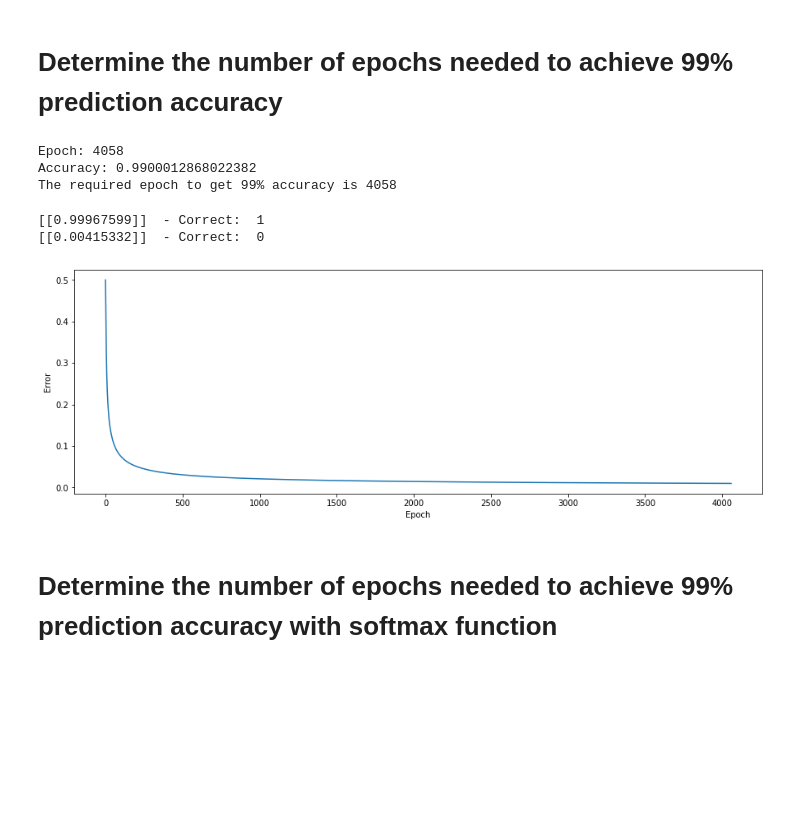
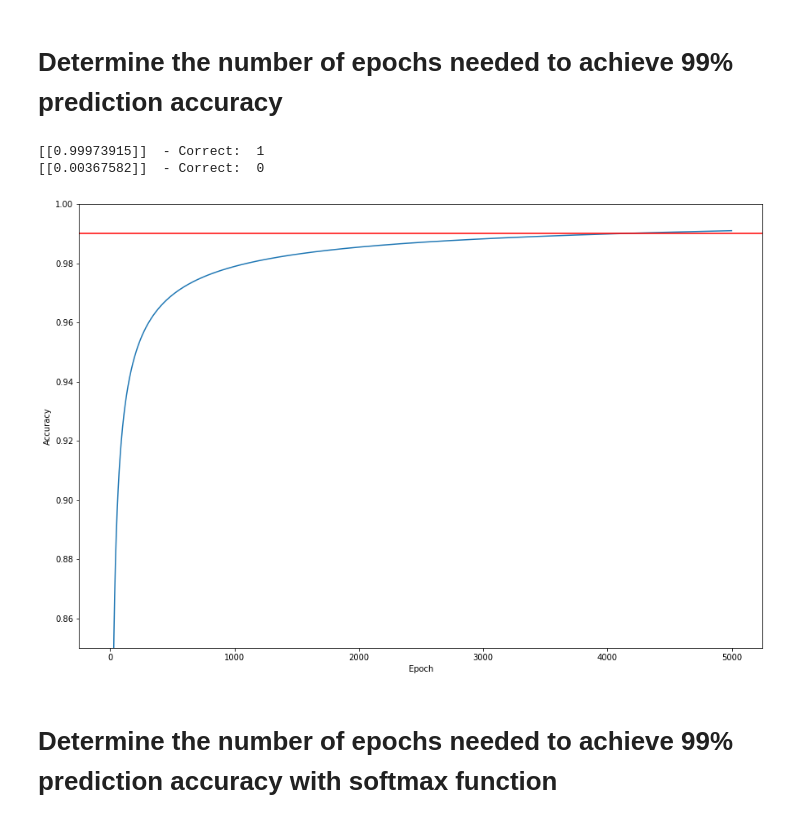
Before and after one commit to TezzSaru/MSDA-assignment, a Jupyter notebook: saru_week5.ipynb, the cells around one changed output. Saved outputs shown, nothing was run; the diff lists cells and outputs as text; code cells hidden in the pictures; blank space fills up the shorter version.

```diff
--- a/saru_week5.ipynb
+++ b/saru_week5.ipynb
@@ -45,6 +45,7 @@ class NeuralNetwork:
         self.weights = np.array([[.50], [.50], [.50]])
         self.error_history = []
         self.epoch_list = []
+        self.accuracy_history = []
 
     #activation function ==> S(x) = 1/1+e^(-x)
     def sigmoid(self, x, deriv=False):
@@ -74,10 +75,11 @@ class NeuralNetwork:
             accuracy = 1 - presentError
             self.error_history.append(presentError)
             self.epoch_list.append(epoch)
-            if accuracy >= 0.99:
-              print (f'Epoch: {epoch} \nAccuracy: {accuracy}')
-              print(f'The required epoch to get 99% accuracy is {epoch}')
-              break
+            self.accuracy_history.append(accuracy)
+            # if accuracy >= 0.99:
+            #   print (f'Epoch: {epoch} \nAccuracy: {accuracy}')
+            #   print(f'The required epoch to get 99% accuracy is {epoch}')
+            #   break
 
     # function to predict output on new and unseen input data
     def predict(self, new_input):
@@ -88,10 +90,6 @@ class NeuralNetwork:
 NN = NeuralNetwork(inputs, outputs)
 # train neural network
 NN.train(5000)
-# %% [output]
-Epoch: 4058
-Accuracy: 0.9900012868022382
-The required epoch to get 99% accuracy is 4058
 # %%
 # create two new examples to predict
 example = np.array([[1, 0, 0]])
@@ -101,17 +99,19 @@ example_2 = np.array([[0, 1, 1]])
 print(NN.predict(example), ' - Correct: ', example[0][0])
 print(NN.predict(example_2), ' - Correct: ', example_2[0][0])
 # %% [output]
-[[0.99967599]]  - Correct:  1
-[[0.00415332]]  - Correct:  0
+[[0.99973915]]  - Correct:  1
+[[0.00367582]]  - Correct:  0
 # %%
-# plot the error over the entire training duration
-plt.figure(figsize=(15,5))
-plt.plot(NN.epoch_list, NN.error_history)
+# plot the accuracy over the entire training duration
+plt.figure(figsize=(15,10))
+plt.plot(NN.epoch_list, NN.accuracy_history)
 plt.xlabel('Epoch')
-plt.ylabel('Error')
+plt.ylabel('Accuracy')
+plt.ylim([0.85,1])
+plt.axhline(0.99,color='r')
 plt.show()
 # %% [output]
-[figure, old version]
+[figure, new version]
 # %% [markdown]
 # **Determine the number of epochs needed to achieve 99% prediction accuracy with softmax function**
 # %%
```
Also changed, not shown: parts of 3 cells of this notebook.
